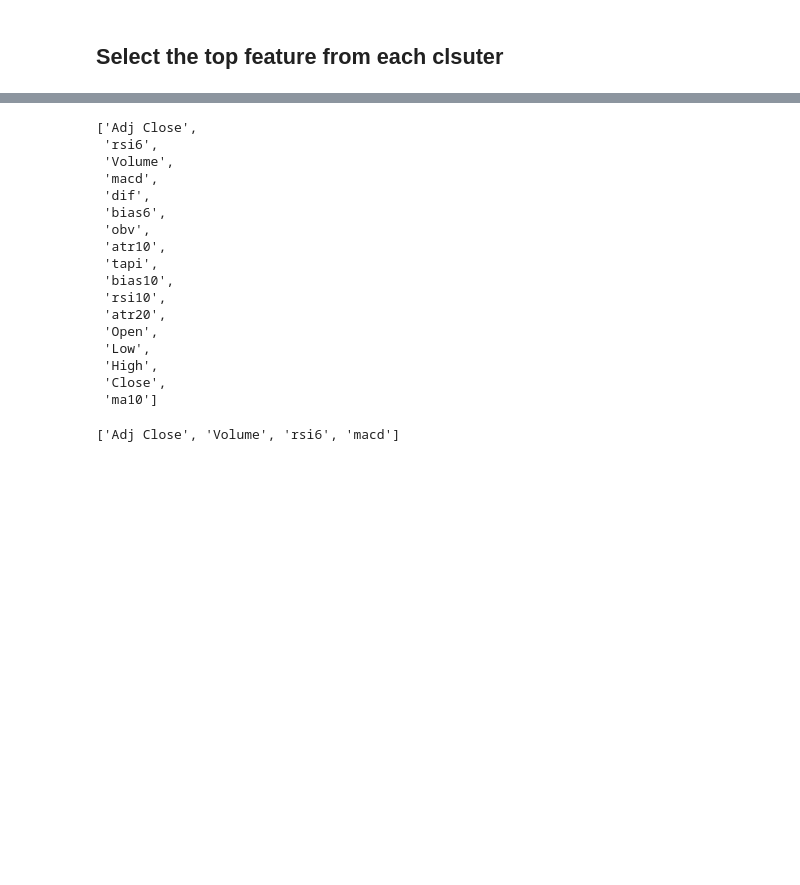
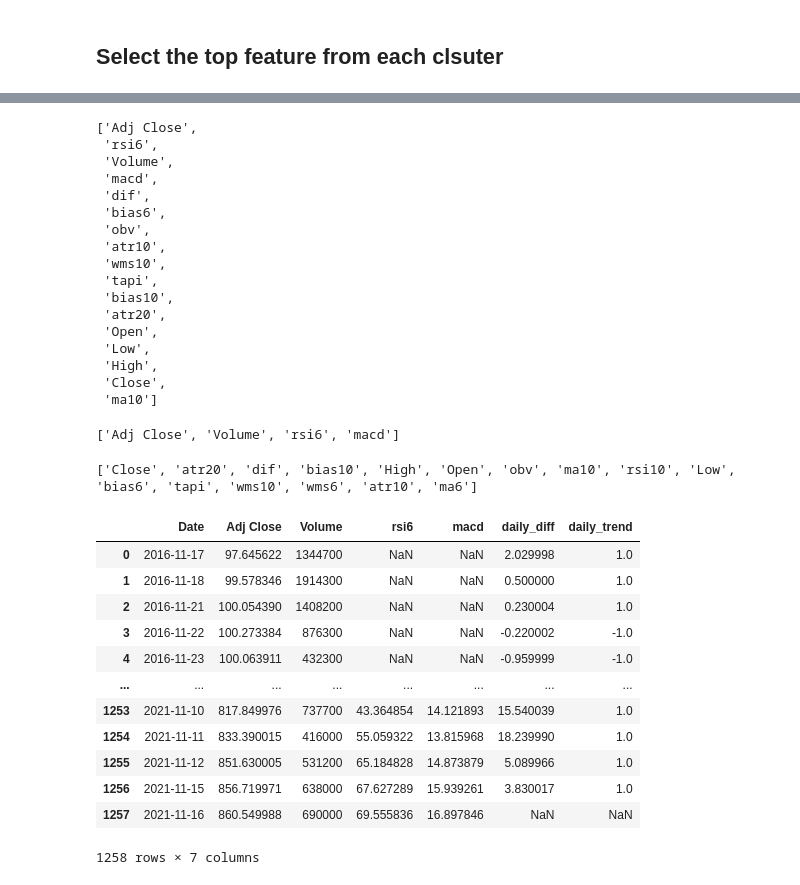
Before and after one commit to FeTaka/PDENG_data_mining_2_2021, a Jupyter notebook: Data Analysis/FeatureRanking.ipynb, the cells around one changed output, grey strips where cells are left out. Drawn from its saved outputs; the diff is of its cells as text; code cells hidden in the pictures; blank space fills up the shorter version.

Commit message:
model_less_features

```diff
--- a/Data Analysis/FeatureRanking.ipynb
+++ b/Data Analysis/FeatureRanking.ipynb
@@ -26,7 +31,7 @@ scaler = StandardScaler()
 scaler.fit(df.drop(["Date"],axis=1))
 X=scaler.transform(df.drop(["Date"],axis=1))
 
-model = PCA(n_components=18).fit(X)
+model = PCA(n_components=20).fit(X)
 X_pc = model.transform(X)
 
 n_pcs= model.components_.shape[0]
@@ -190,9 +222,9 @@ most_important_names
  'bias6',
  'obv',
  'atr10',
+ 'wms10',
  'tapi',
  'bias10',
- 'rsi10',
  'atr20',
  'Open',
  'Low',
@@ -200,6 +232,31 @@ most_important_names
  'Close',
  'ma10']
 # %%
-extract_key_features(clustered_features, most_important_names)
+key_features = extract_key_features(clustered_features, most_important_names)
+key_features
 # %% [output]
 ['Adj Close', 'Volume', 'rsi6', 'macd']
+# %%
+feature_drop = list(set(df.columns) - set(key_features) - set(['Date']))
+
+print(feature_drop)
+# %% [output]
+['Close', 'atr20', 'dif', 'bias10', 'High', 'Open', 'obv', 'ma10', 'rsi10', 'Low', 'bias6', 'tapi', 'wms10', 'wms6', 'atr10', 'ma6']
+# %%
+df_trend = pd.read_csv("data/ASML_v1_with_trend.csv", index_col=0)
+df_trend = df_trend.drop(columns=feature_drop)
+df_trend
+# %% [output]
+|  | Date | Adj Close | Volume | rsi6 | macd | daily_diff | daily_trend |
+| 0 | 2016-11-17 | 97.645622 | 1344700 | NaN | NaN | 2.029998 | 1.0 |
+| 1 | 2016-11-18 | 99.578346 | 1914300 | NaN | NaN | 0.500000 | 1.0 |
+| 2 | 2016-11-21 | 100.054390 | 1408200 | NaN | NaN | 0.230004 | 1.0 |
+| 3 | 2016-11-22 | 100.273384 | 876300 | NaN | NaN | -0.220002 | -1.0 |
+| 4 | 2016-11-23 | 100.063911 | 432300 | NaN | NaN | -0.959999 | -1.0 |
+| ... | ... | ... | ... | ... | ... | ... | ... |
+| 1253 | 2021-11-10 | 817.849976 | 737700 | 43.364854 | 14.121893 | 15.540039 | 1.0 |
+| 1254 | 2021-11-11 | 833.390015 | 416000 | 55.059322 | 13.815968 | 18.239990 | 1.0 |
+| 1255 | 2021-11-12 | 851.630005 | 531200 | 65.184828 | 14.873879 | 5.089966 | 1.0 |
+| 1256 | 2021-11-15 | 856.719971 | 638000 | 67.627289 | 15.939261 | 3.830017 | 1.0 |
+| 1257 | 2021-11-16 | 860.549988 | 690000 | 69.555836 | 16.897846 | NaN | NaN |
+1258 rows × 7 columns
```
Also changed, not shown: parts of 13 cells of this notebook, 4 other files.
